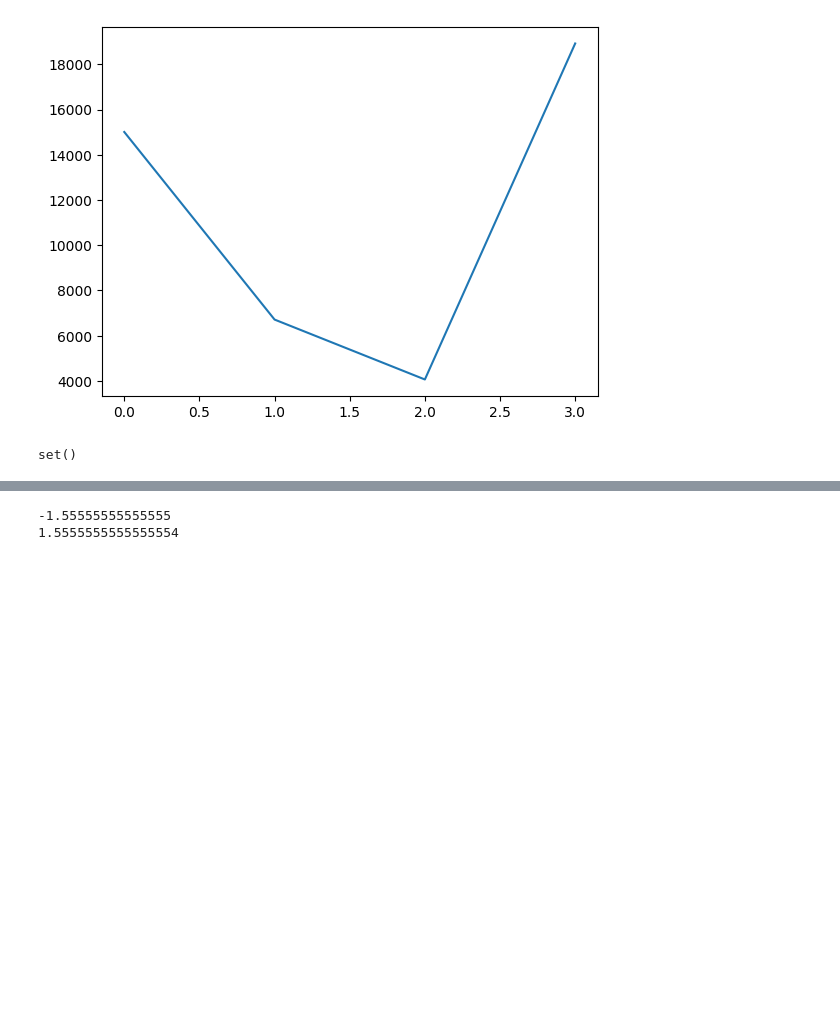
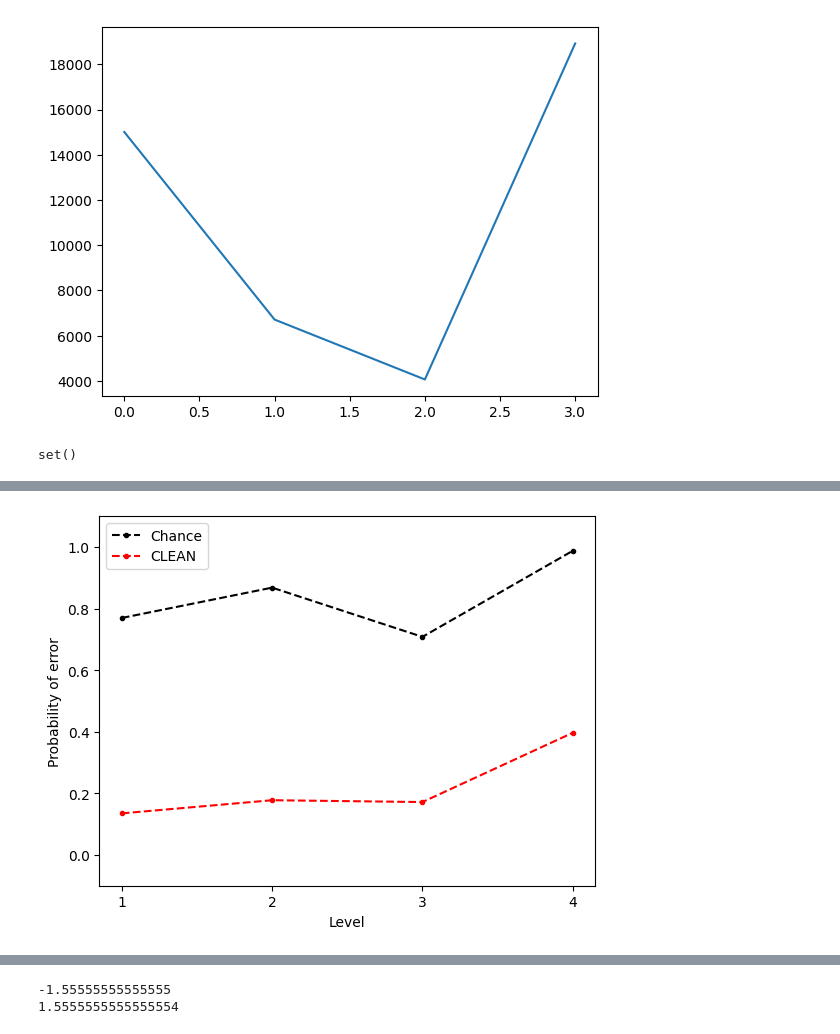
Before and after one commit to stefanpate/rcgnn, a Jupyter notebook: scripts/eval_metrics.ipynb, the cells around one changed output, grey strips where cells are left out. Cells and saved outputs as stored; diff of their text form; code cells hidden in the pictures; blank space fills up the shorter version.

```diff
--- a/scripts/eval_metrics.ipynb
+++ b/scripts/eval_metrics.ipynb
@@ -737,0 +778,16 @@ set()
+# %%
+x = np.arange(1, n_levels + 1)
+ep = 1e-1
+fig, ax = plt.subplots()
+ax.plot(x, prob_error_at, 'k.--', label='Chance')
+ax.plot(x, error_rate_at, 'r.--', label='CLEAN')
+ax.set_ylim(-ep, 1 + ep)
+ax.set_xticks(x)
+ax.set_ylim(-ep, 1 + ep)
+ax.set_xticks(x)
+ax.set_ylabel('Probability of error')
+ax.set_xlabel('Level')
+ax.legend()
+plt.show()
+# %% [output]
+[figure, added]
```
Also changed, not shown: parts of 15 cells of this notebook, 22 other files.
